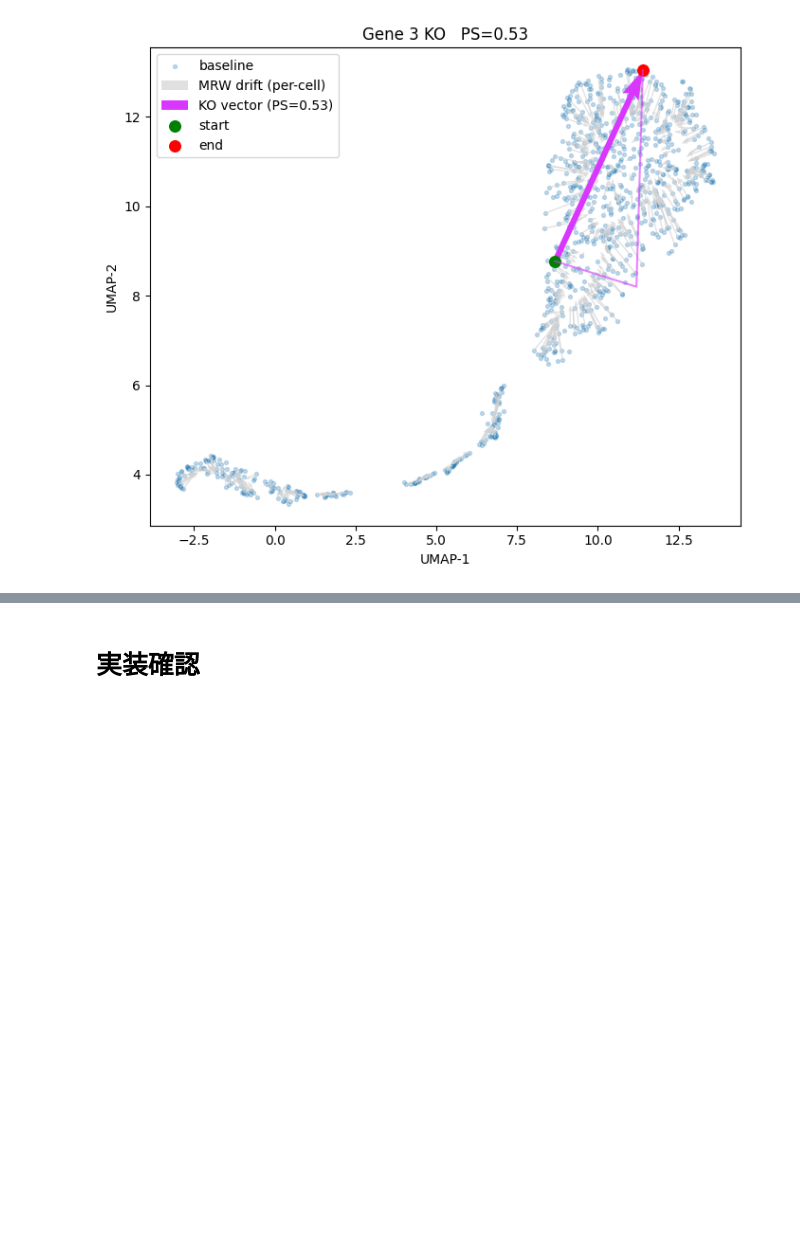
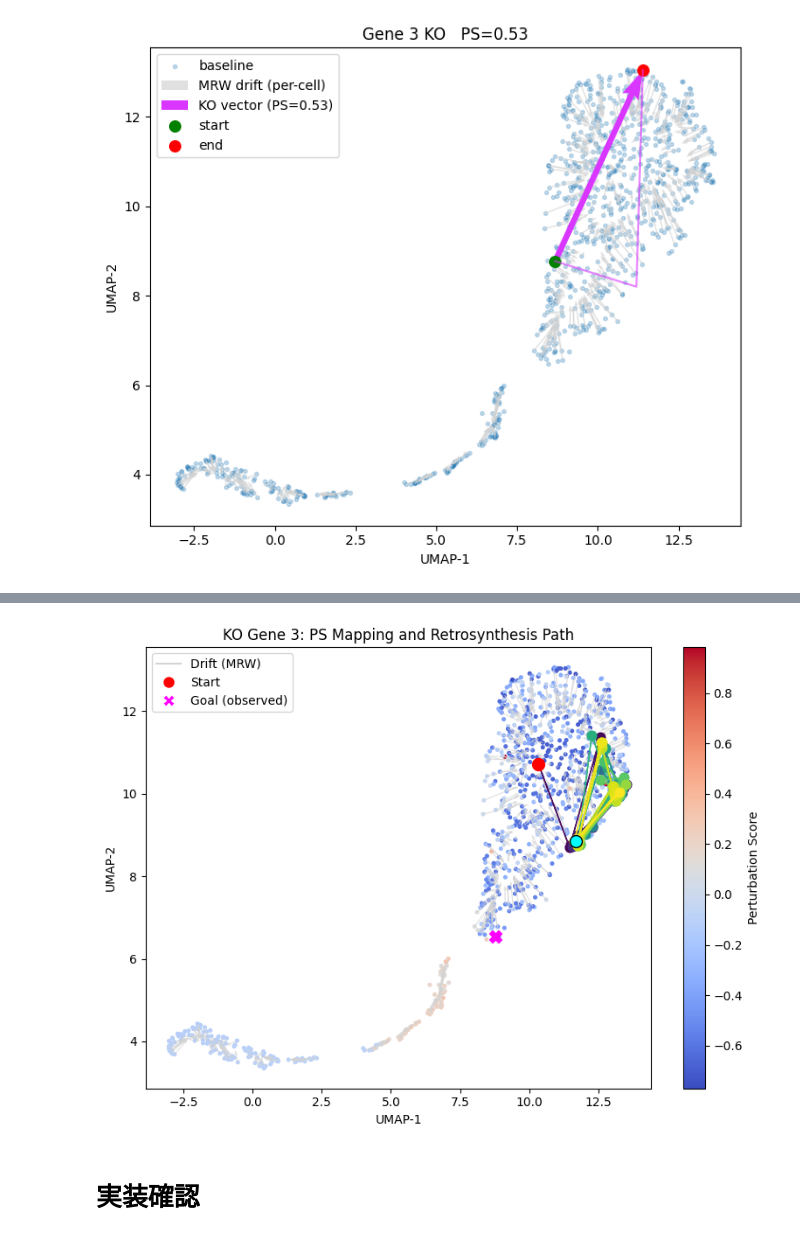
Before and after one commit to bioinfo-tsukuba/bayesian_retrosynthesis, a Jupyter notebook: simulation_bayesian_retrosynthesis.ipynb, the cells around one changed output, grey strips where cells are left out. Saved outputs shown, nothing was run; the diff lists cells and outputs as text; code cells hidden in the pictures; blank space fills up the shorter version.

Commit message:
dev: bayesian_retrosynthesis_function

```diff
--- a/simulation_bayesian_retrosynthesis.ipynb
+++ b/simulation_bayesian_retrosynthesis.ipynb
@@ -511,0 +556,12 @@ plt.legend(); plt.tight_layout(); plt.show()
+# %%
+# --- 3. 距離にもとづく尤度関数（ガウス核） ---
+def likelihood_score(predicted_final, target_state, sigma=0.2):
+    d = np.linalg.norm(predicted_final - target_state)
+    return np.exp(-d**2 / (2 * sigma**2))
+# %%
+# --- 1. ターゲット状態を定義（UMAP空間上） ---
+start_idx, goal_idx = np.random.choice(len(X_continuous), size=2, replace=False)
+x_start = X_continuous[start_idx]
+x_goal = X_continuous[goal_idx]
+umap_start = embedding_base[start_idx]
+umap_goal = embedding_base[goal_idx]
@@ -511,0 +586,6 @@ plt.legend(); plt.tight_layout(); plt.show()
+# %%
+# --- 4. 多様な perturbation セットの構築 ---
+n_genes = W_used.shape[0]
+perturb_sets = [[(g, "KO")] for g in range(n_genes)] + \
+               [[(g, "OE")] for g in range(n_genes)] + \
+               [[(g1, "KO"), (g2, "OE")] for g1 in range(n_genes) for g2 in range(n_genes) if g1 != g2]
@@ -512,3 +631,45 @@ plt.legend(); plt.tight_layout(); plt.show()
+# %%
+# === [追加セル] PSスコアとdriftの可視化 + Retrosynthesis描画 ===
+plt.figure(figsize=(8, 6))
+plt.scatter(embedding_base[:,0], embedding_base[:,1], c=ps_scores, cmap="coolwarm", s=7)
+plt.colorbar(label="Perturbation Score")
+
+vecs = end_pos - embedding_base
+every = max(1, len(embedding_base)//400)
+plt.quiver(embedding_base[::every,0], embedding_base[::every,1],
+           vecs[::every,0], vecs[::every,1],
+           angles='xy', scale_units='xy', scale=1,
+           color='lightgray', alpha=.7, width=0.002,
+           label="Drift (MRW)")
+
+# --- Retrosynthesis経路を重ね描き ---
+colors = plt.cm.viridis(np.linspace(0, 1, len(trajectory_umap)))
+for i in range(1, len(trajectory_umap)):
+    plt.arrow(trajectory_umap[i-1][0], trajectory_umap[i-1][1],
+              trajectory_umap[i][0] - trajectory_umap[i-1][0],
+              trajectory_umap[i][1] - trajectory_umap[i-1][1],
+              color=colors[i], alpha=0.9, width=0.01, head_width=0.1, length_includes_head=True)
+    plt.scatter(*trajectory_umap[i], c=[colors[i]], s=60, label=f"Step {i}")
+
+# Start: 初期細胞
+plt.scatter(*trajectory_umap[0], c='red', s=100, label='Start')
+
+# Goal（観測された実際の細胞）
+plt.scatter(*umap_goal, c='magenta', s=100, marker='X', label='Goal (observed)')
+
+# 擾乱後のRetrosynthesis最終到達点
+plt.scatter(*trajectory_umap[-1], c='cyan', s=100, marker='o', edgecolor='black', label='Final (simulated)')
+
+plt.title(f"KO Gene {pert_gene}: PS Mapping and Retrosynthesis Path")
+plt.xlabel("UMAP-1"); plt.ylabel("UMAP-2")
+plt.legend(handles=[
+    plt.Line2D([], [], color='lightgray', label='Drift (MRW)') ,
+    plt.Line2D([], [], marker='o', color='w', markerfacecolor='red', markersize=10, label='Start'),
+    plt.Line2D([], [], marker='X', color='w', markerfacecolor='magenta', markersize=10, label='Goal (observed)')
+], loc='best')
+plt.tight_layout()
+# %% [output]
+[figure, added]
 # %% [markdown]
 # 実装確認
 # %%
```
Also changed, not shown: parts of 13 cells of this notebook.
